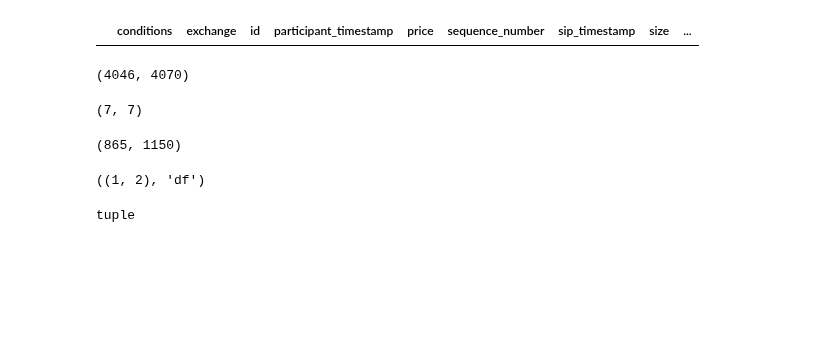
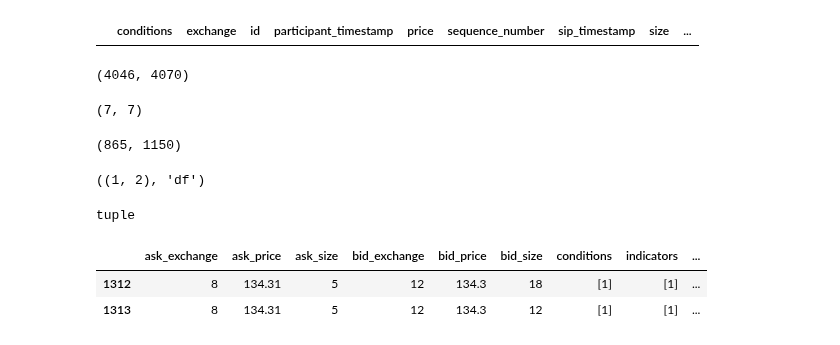
Before and after one commit to leonid-tkach/order-book-plot-find, a Jupyter notebook: polygon2TAQ.ipynb, the cells around one changed output. Saved outputs shown, nothing was run; the diff lists cells and outputs as text; code cells hidden in the pictures; blank space fills up the shorter version.

```diff
--- a/polygon2TAQ.ipynb
+++ b/polygon2TAQ.ipynb
@@ -297,3 +297,9 @@ type(a_tuple)
 # %% [output]
 ((1, 2), 'df')
 tuple
+# %%
+quotes_df[(quotes_df.sequence_number >= 43840782) & (quotes_df.sequence_number <= 43840796)]
+# %% [output]
+|  | ask_exchange | ask_price | ask_size | bid_exchange | bid_price | bid_size | conditions | indicators | ... |
+| 1312 | 8 | 134.31 | 5 | 12 | 134.3 | 18 | [1] | [1] | ... |
+| 1313 | 8 | 134.31 | 5 | 12 | 134.3 | 12 | [1] | [1] | ... |
```
Also changed, not shown: 7 other files.
